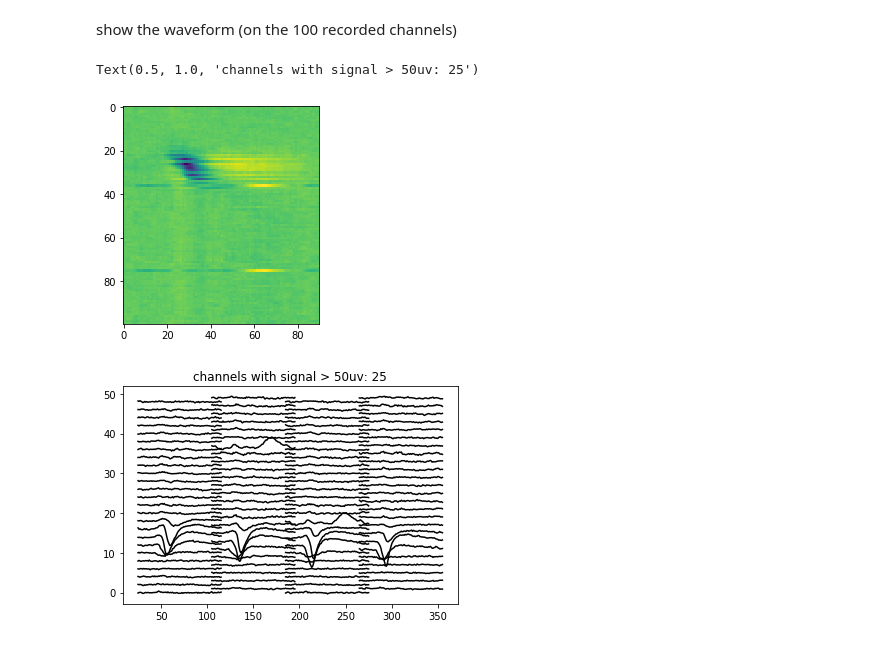
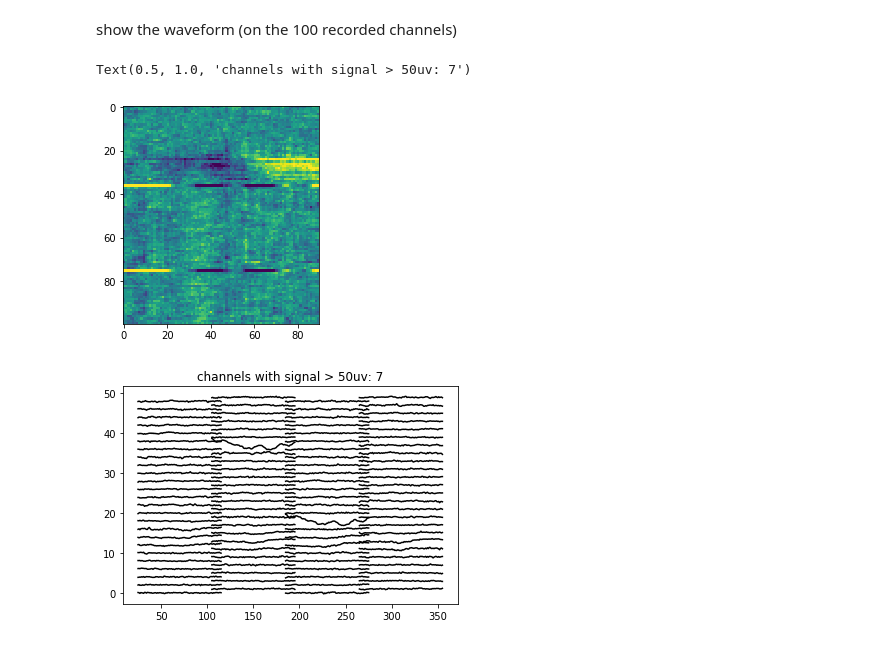
Before and after one commit to danieljdenman/neuropixels_invitro, a Jupyter notebook: invitro_analysis.ipynb, the cells around one changed output. Drawn from its saved outputs; the diff is of its cells as text; code cells hidden in the pictures.

```diff
--- a/invitro_analysis.ipynb
+++ b/invitro_analysis.ipynb
@@ -200,6 +206,7 @@ seconds_of_measured_drift = npix_ch0_times[50]-npix_ch0_times[0]
 measured_drift = tem[-1]-tem[0]
 seconds_of_drift_per_seconds = measured_drift/seconds_of_measured_drift
 patch_ch0_times = patch_ch0_times + offset + ((patch_ch0_times+offset)*seconds_of_drift_per_seconds)
+pip3_spike_times = pip3_spike_times + (pip3_spike_times*seconds_of_drift_per_seconds)
 # %% [markdown]
 neuropixels spike times, triggered on patch event times:
 # %%
@@ -212,0 +233,4 @@ clock drift between the patch event clock and the neuropixels clock has been fix
+# %%
+cell='7'
+dump=psth.raster(pip3_spike_times,npix_ch0_times[26:150]-start_time,
+            timeDomain=True,pre=0.,post=7.,color='k',ms=4)
@@ -281,12 +315,16 @@ preprocessing: median subtract with a median of the first 30 channels
+# %%
+pip3_selected_times = pip3_selected_times[pip3_selected_times > np.sort(npix_selected_times)[0]]-.2144
 # %%
 c = get_chunk(mm,pip3_selected_times[0]-0.001,pip3_selected_times[0]+0.002,100,sampling_rate=30000)
 offset_c = np.mean(c,axis=1)
 c_off = (c.transpose()-offset_c).transpose()
 med = np.median(c_off[:30],axis=0)
 data = c_off-med
-for ti in npix_selected_times[1:]:
+for ti in pip3_selected_times[1:]:
     c = get_chunk(mm,ti-0.001,ti+0.002,100,sampling_rate=30000)
-    offset_c = np.mean(c,axis=1)
-    c_off = (c.transpose()-offset_c).transpose()
-    med = np.median(c_off[:20],axis=0)
-    data += (c_off-med)
+    try:
+        offset_c = np.mean(c,axis=1)
+        c_off = (c.transpose()-offset_c).transpose()
+        med = np.median(c_off[:20],axis=0)
+        data += (c_off-med)
+    except: print('pipette spike time out of range: '+str(ti))
@@ -294,17 +344,18 @@ for ti in npix_selected_times[1:]:
 show the waveform (on the 100 recorded channels)
 # %%
 plt.imshow(data)
+plt.clim(-.5,.5)
 plt.figure()
 good = []
 for i,ch in enumerate(data):
     x_ = option234_positions[::-1][i][0]*5
     y_ = option234_positions[::-1][i][1]
     plt.plot(np.linspace(x_,x_+len(ch),len(ch)),ch+y_*.05,'k')
     if np.max(np.abs(ch)) > .5: good.extend([ch])
 # plt.ylim(-.2,.1)
 plt.title('channels with signal > 50uv: '+str(len(good)))
 # plt.gcf().savefig(os.path.join('/Users/danieljdenman/Dropbox/allenTransfer/invitropanels','npix_template.png'),format='png',dpi=600)
 # %% [output]
-Text(0.5, 1.0, 'channels with signal > 50uv: 25')
+Text(0.5, 1.0, 'channels with signal > 50uv: 7')
-[figure, old version]
+[figure, new version]
-[figure, old version]
+[figure, new version]
```
Also changed, not shown: parts of 13 cells of this notebook.
